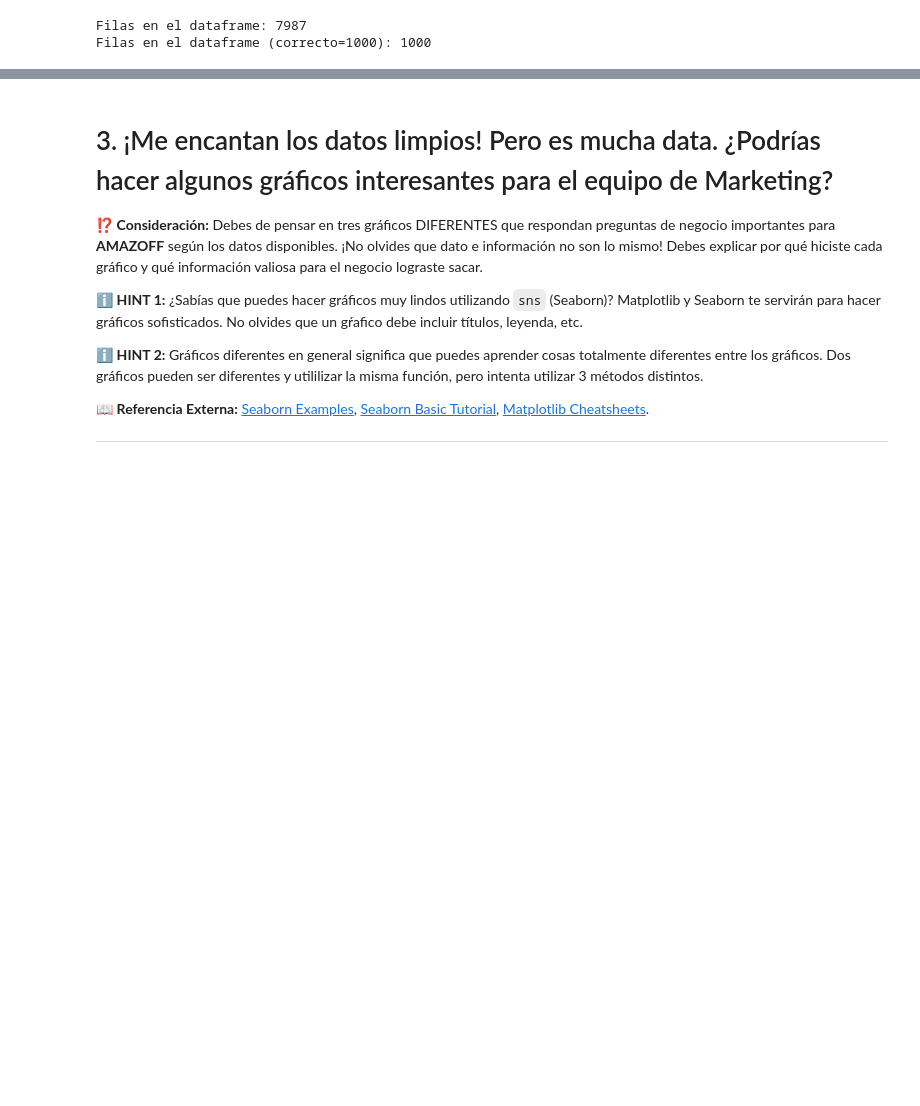
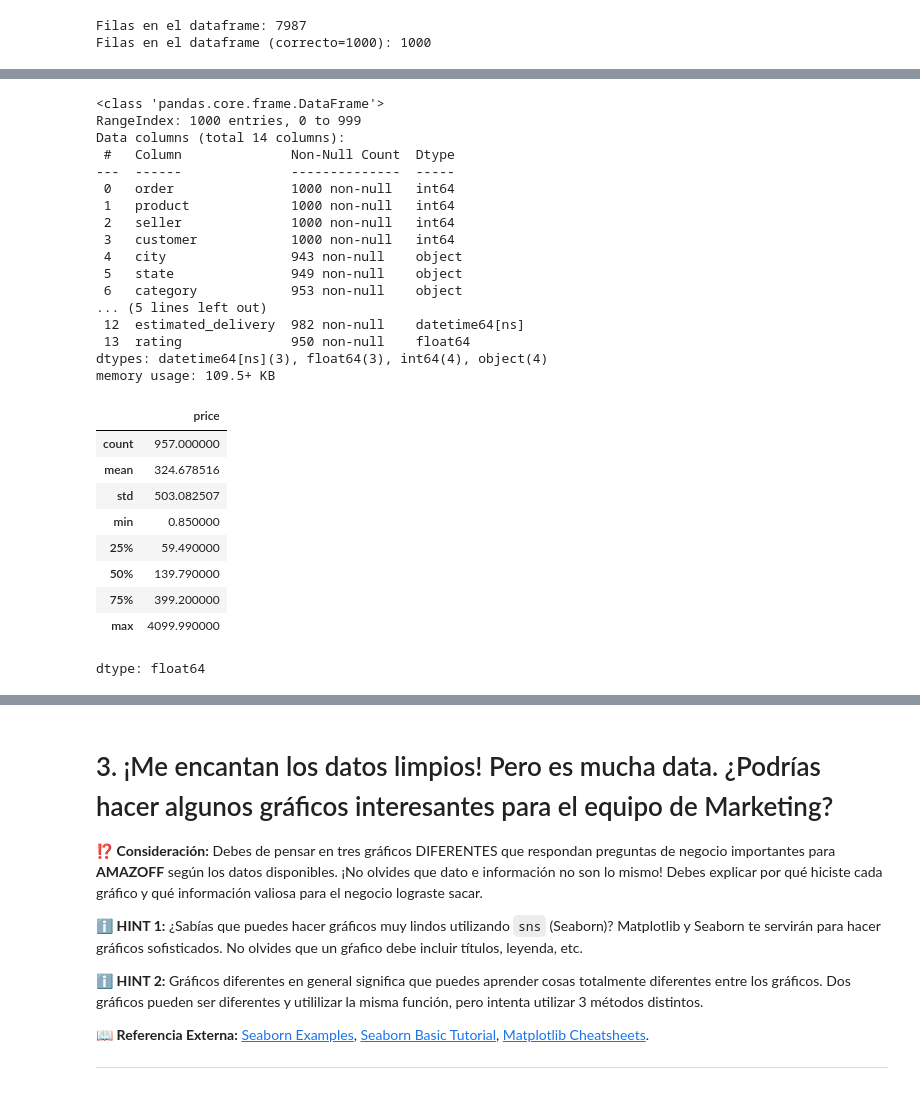
Before and after one commit to julvc/python_diplo, a Jupyter notebook: Julio_Varas_MP1.ipynb, the cells around one changed output, grey strips where cells are left out. Cells and saved outputs as stored; diff of their text form; code cells hidden in the pictures; blank space fills up the shorter version.

```diff
--- a/Julio_Varas_MP1.ipynb
+++ b/Julio_Varas_MP1.ipynb
@@ -355,5 +344,34 @@ df
 # %%
 df.info()
+df["price"].describe()
+# %% [output]
+<class 'pandas.core.frame.DataFrame'>
+RangeIndex: 1000 entries, 0 to 999
+Data columns (total 14 columns):
+ #   Column              Non-Null Count  Dtype
+---  ------              --------------  -----
+ 0   order               1000 non-null   int64
+ 1   product             1000 non-null   int64
+ 2   seller              1000 non-null   int64
+ 3   customer            1000 non-null   int64
+ 4   city                943 non-null    object
+ 5   state               949 non-null    object
+ 6   category            953 non-null    object
+... (5 lines left out)
+ 12  estimated_delivery  982 non-null    datetime64[ns]
+ 13  rating              950 non-null    float64
+dtypes: datetime64[ns](3), float64(3), int64(4), object(4)
+memory usage: 109.5+ KB
+|  | price |
+| count | 957.000000 |
+| mean | 324.678516 |
+| std | 503.082507 |
+| min | 0.850000 |
+| 25% | 59.490000 |
+| 50% | 139.790000 |
+| 75% | 399.200000 |
+| max | 4099.990000 |
+dtype: float64
 # %%
 # Hay una columna muy especial. ¿Cuál es? ¿Qué deberíamos hacer con los datos faltantes?
 # HINT: Hay una columna que si no tiene datos, no nos sirve de nada.
```
Also changed, not shown: parts of 9 cells of this notebook.
